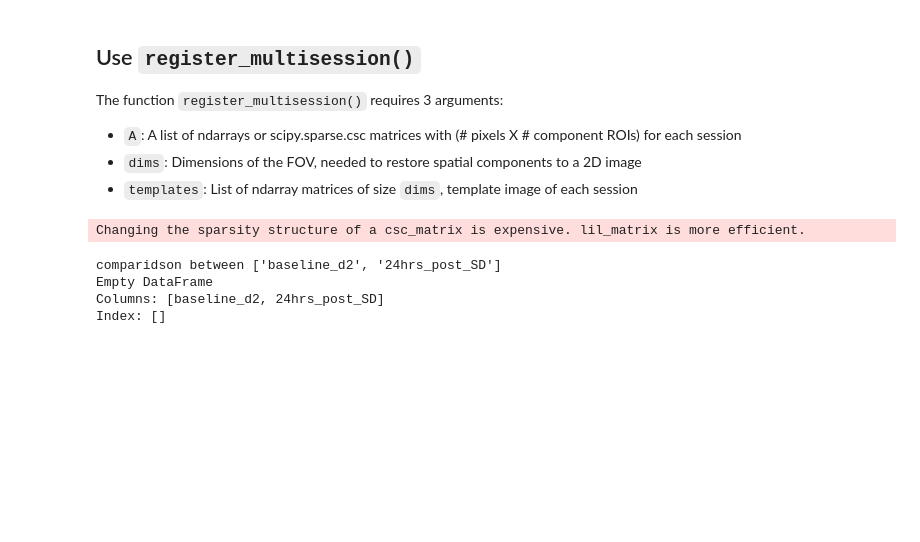
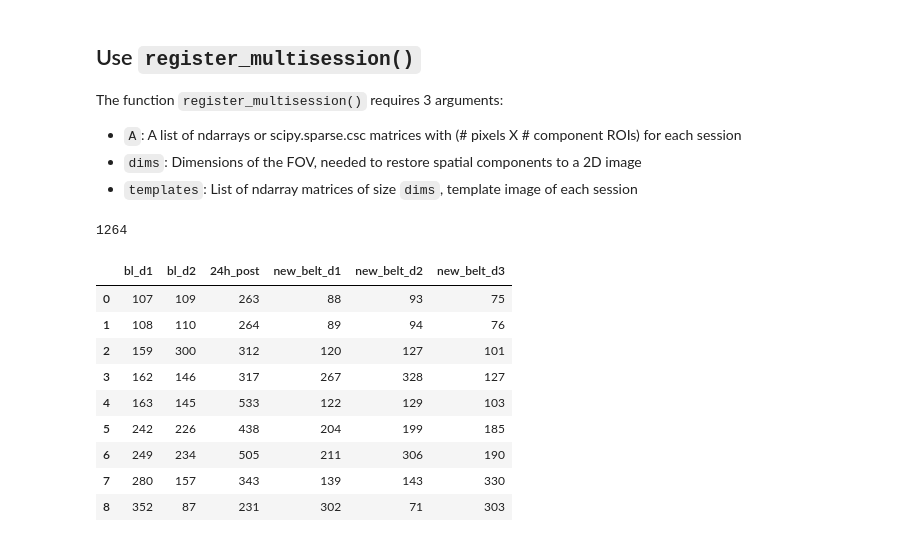
Before and after one commit to ttamiolakis/2p-place-coding, a Jupyter notebook: notebooks/multisession_cross_registration_per_animal.ipynb, the cells around one changed output. Saved outputs shown, nothing was run; the diff lists cells and outputs as text; code cells hidden in the pictures; blank space fills up the shorter version.

```diff
--- a/notebooks/multisession_cross_registration_per_animal.ipynb
+++ b/notebooks/multisession_cross_registration_per_animal.ipynb
@@ -41,3 +38,6 @@ conditions=['baseline_d1','baseline_d2','24hrs_post_SD']
+# %%
+animal='WEZ8917'
+conditions=['bl_d1','bl_d2','24h_post','new_belt_d1','new_belt_d2','new_belt_d3']
 # %%
 # Load multisession data (spatial components and mean intensity templates) (should be replaced by actual data)
 home_folder=f'D:/sd_project_pbox/exported_data/{animal}/'
@@ -55,7 +55,7 @@ dims=[]
 for condition in conditions:
 
     #finding file paths
-    fpath= glob.glob(f"{home_folder}/{condition}/*.hdf5")[0]
+    fpath= glob.glob(f"{home_folder}/{animal}_{condition}/*.hdf5")[0]
     files_list.append(fpath)
 
     #sstoring cnfs
@@ -69,7 +69,7 @@ for condition in conditions:
     dims.append(dim)
 
     #template paths
-    template_path=glob.glob(f"{raw_data_folder}/*{condition}/*.nd2")[0]
-    nikon_movie=pims_nd2.ND2_Reader(template_path)
-    template=np.mean(nikon_movie[:600],axis=0)
-    templates_list.append(template)
+    # template_path=glob.glob(f"{raw_data_folder}/*{condition}/*.nd2")[0]
+    # nikon_movie=pims_nd2.ND2_Reader(template_path)
+    # template=np.mean(nikon_movie[:600],axis=0)
+    # templates_list.append(template)
@@ -93,14 +91,29 @@ The function `register_multisession()` requires 3 arguments:
 - `templates`: List of ndarray matrices of size `dims`, template image of each session
 # %%
 spatial_union, assignments, matchings = register_multisession(A=spatials, dims=dims[0])#, templates=templates)
-# %% [output]
-Changing the sparsity structure of a csc_matrix is expensive. lil_matrix is more efficient.
+# %%
+len(assignments)
+# %% [output]
+1264
 # %%
 # Find the rows where there are no NaN values
 #meaning where are the cells in all of the days
 cr_reg_cells = assignments[~np.isnan(assignments).any(axis=1)].astype(int)
 cr_reg_cells_df=pd.DataFrame(data=cr_reg_cells,columns=conditions)
 df=cr_reg_cells_df
+# %%
+df
+# %% [output]
+|  | bl_d1 | bl_d2 | 24h_post | new_belt_d1 | new_belt_d2 | new_belt_d3 |
+| 0 | 107 | 109 | 263 | 88 | 93 | 75 |
+| 1 | 108 | 110 | 264 | 89 | 94 | 76 |
+| 2 | 159 | 300 | 312 | 120 | 127 | 101 |
+| 3 | 162 | 146 | 317 | 267 | 328 | 127 |
+| 4 | 163 | 145 | 533 | 122 | 129 | 103 |
+| 5 | 242 | 226 | 438 | 204 | 199 | 185 |
+| 6 | 249 | 234 | 505 | 211 | 306 | 190 |
+| 7 | 280 | 157 | 343 | 139 | 143 | 330 |
+| 8 | 352 | 87 | 231 | 302 | 71 | 303 |
 # %%
 #find the number of cells that were place in all three conditions
 output_file=f"D:/sd_project_pbox/results/{animal}"
@@ -159,11 +172,6 @@ sessions=['baseline_d2','24hrs_post_SD']
 
 # Example usage for two sessions:
 filtered_df = filter_cross_registered_place_cells(df, sessions, pc_cells)
-# %% [output]
-comparidson between ['baseline_d2', '24hrs_post_SD']
-Empty DataFrame
-Columns: [baseline_d2, 24hrs_post_SD]
-Index: []
 # %%
 #indetify only the cross registered place cells in each of the recordings
 fr_rate_maps_to_compare=OrderedDict()
```
Also changed, not shown: parts of 4 cells of this notebook, 4 other files.
